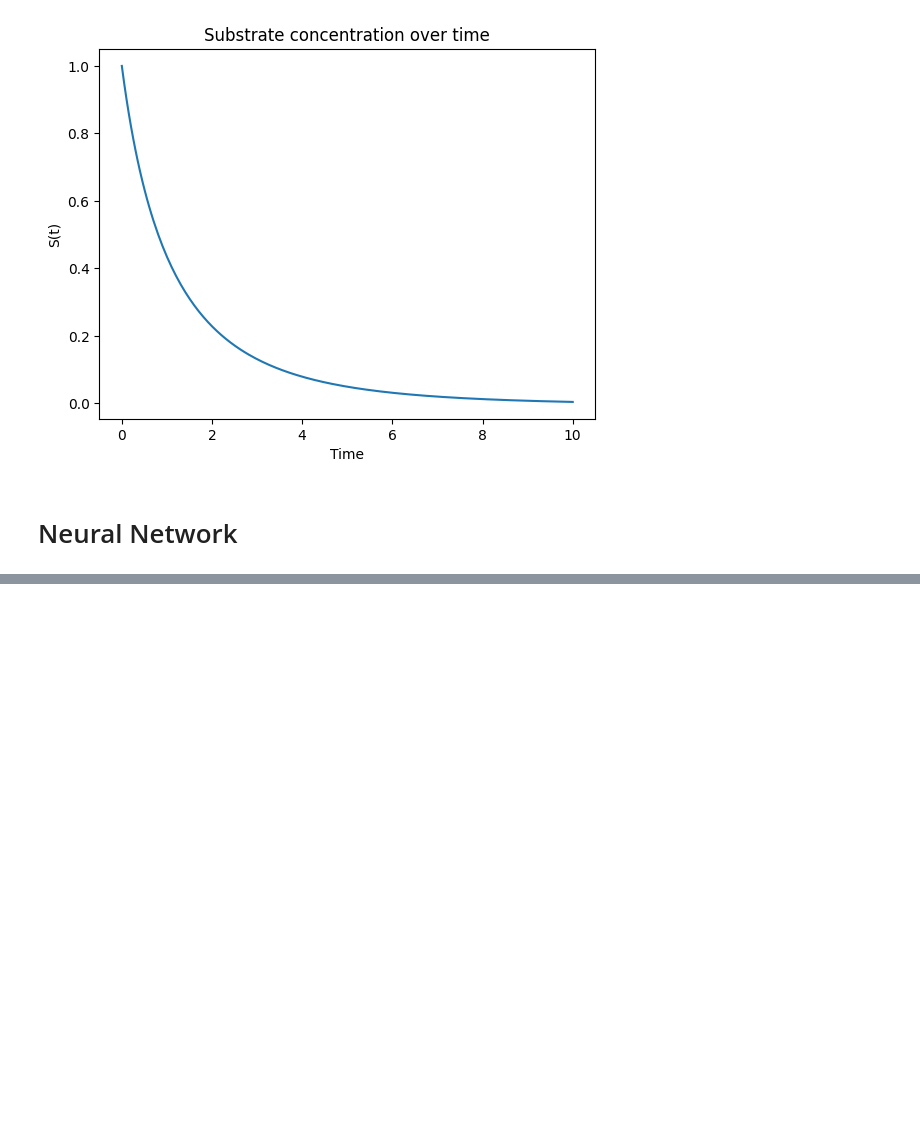
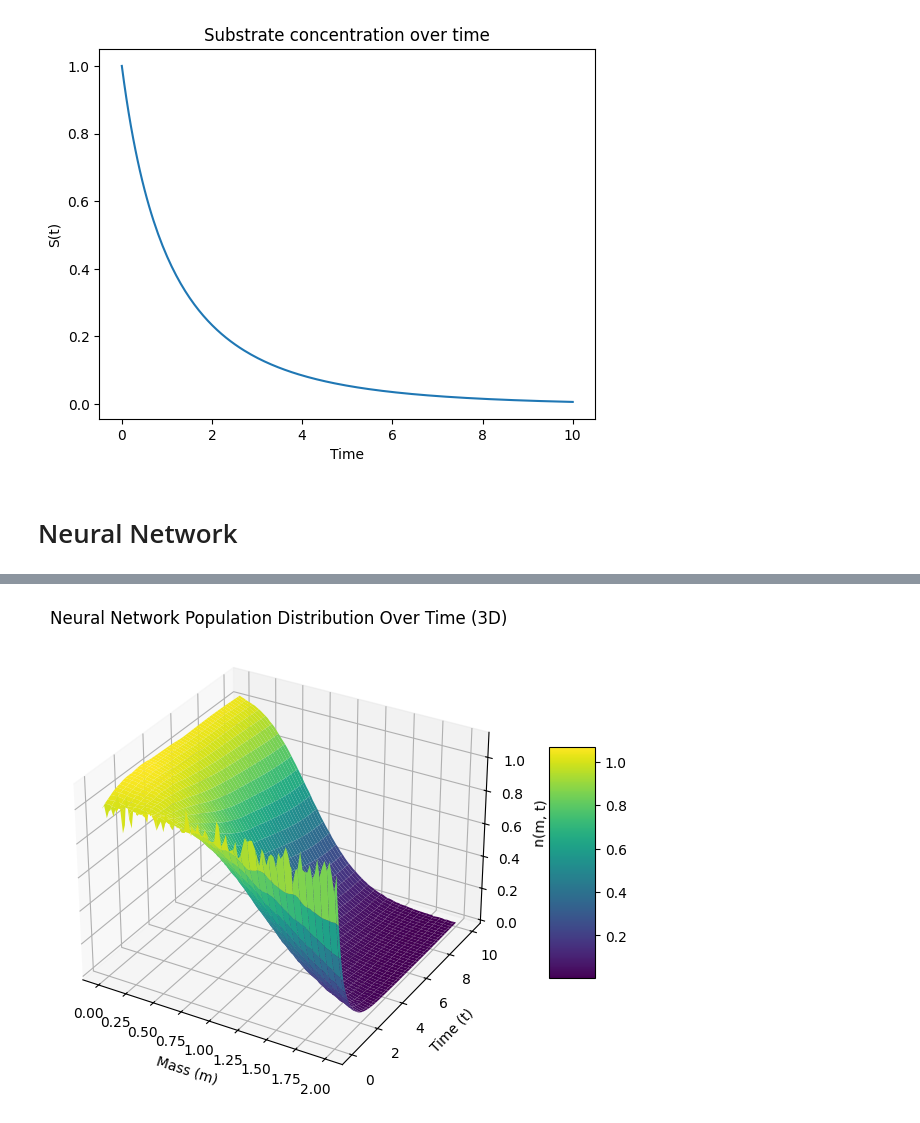
Before and after one commit to therealtoby1/Master, a Jupyter notebook: Cell_growth_integro_diff.ipynb, the cells around one changed output, grey strips where cells are left out. Cells and saved outputs as stored; diff of their text form; code cells hidden in the pictures; blank space fills up the shorter version.

```diff
--- a/Cell_growth_integro_diff.ipynb
+++ b/Cell_growth_integro_diff.ipynb
@@ -260,0 +259,34 @@ Epoch 9000, Loss: 0.000011
+# %%
+# Now we can use the model to predict the population distribution at future timesteps
+solution=[n0]
+for i in range (0,timesteps-1):
+
+    nprev=solution[i]
+    ni=model(torch.tensor(nprev,dtype=torch.float32)).detach().numpy()
+    solution.append(ni)
+
+
+# Prepare meshgrid for plotting
+timesteps_nn = len(solution)
+T_nn, M_nn = np.meshgrid(t_eval[:timesteps_nn], m)
+
+# Convert solution list to numpy array and transpose for correct shape
+N_nn = np.array(solution)  # shape: (timesteps_nn, len(m))
+
+
+# Create 3D plot
+fig = plt.figure(figsize=(10, 6))
+ax = fig.add_subplot(111, projection='3d')
+
+# Plot surface
+surf = ax.plot_surface(M_nn.T, T_nn.T, N_nn, cmap='viridis')
+
+ax.set_xlabel('Mass (m)')
+ax.set_ylabel('Time (t)')
+ax.set_zlabel('n(m, t)')
+ax.set_title('Neural Network Population Distribution Over Time (3D)')
+
+fig.colorbar(surf, ax=ax, shrink=0.5, aspect=5)
+plt.show()
+# %% [output]
+[figure, added]
```
Also changed, not shown: parts of 6 cells of this notebook.
